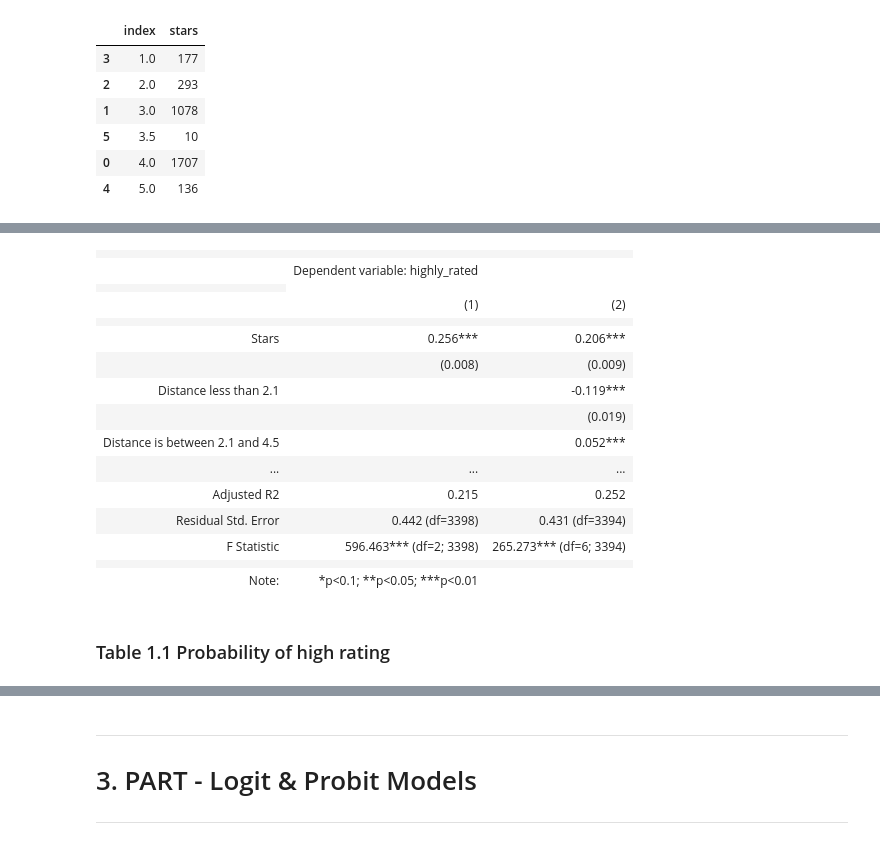
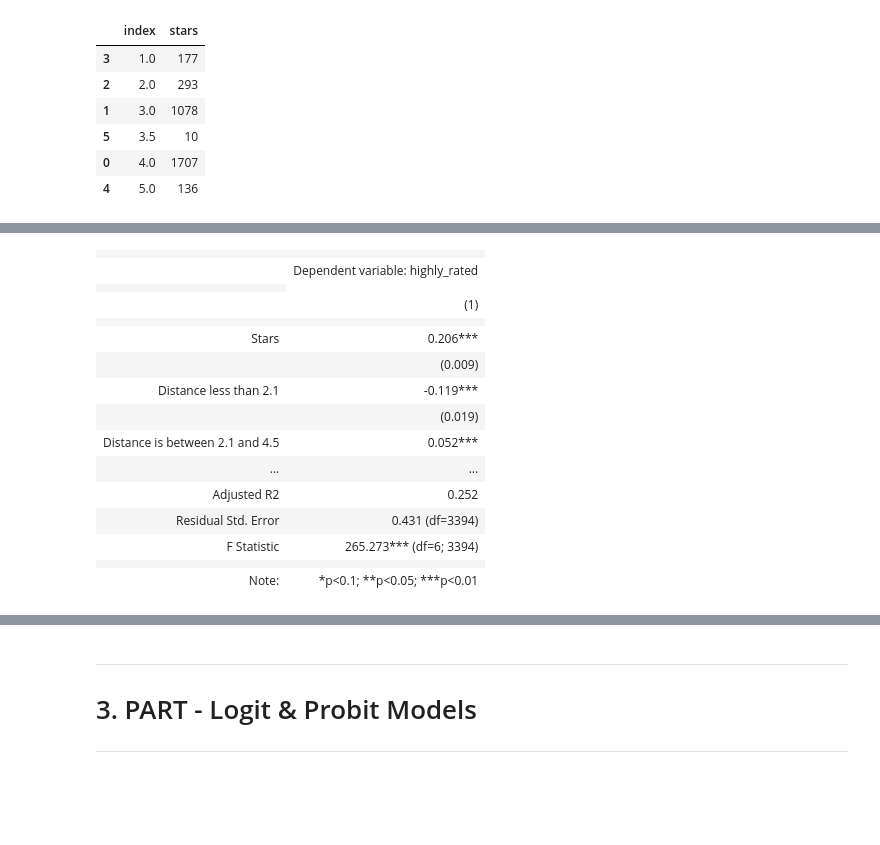
Before and after one commit to mateschieszler/DA2_2023, a Jupyter notebook: work-files/assignment2/Assignment-2_code_work.ipynb, the cells around one changed output, grey strips where cells are left out. Drawn from its saved outputs; the diff is of its cells as text; code cells hidden in the pictures; blank space fills up the shorter version.

```diff
--- a/work-files/assignment2/Assignment-2_code_work.ipynb
+++ b/work-files/assignment2/Assignment-2_code_work.ipynb
@@ -364,7 +372,3 @@ g2b
 # %%
-lpm1 = smf.ols("highly_rated ~ distance + stars", data=filtered_milan).fit(cov_type="HC1")
+lpm1 = smf.ols("highly_rated ~ stars + lspline(distance, [2.1,4.5]) + lspline(price, [175])", data=filtered_milan).fit(cov_type="HC1")
 stargazer = Stargazer([lpm1])
-stargazer.rename_covariates({"Intercept": "Constant",
-                            "distance":"Distance",
-                            "stars":"Stars",})
-stargazer
@@ -395,38 +375,34 @@ stargazer
-# %%
-lpm2 = smf.ols("highly_rated ~ stars + lspline(distance, [2.1,4.5]) + lspline(price, [175])", data=filtered_milan).fit(cov_type="HC1")
-stargazer = Stargazer([lpm2])
 # %%
 stargazer.covariate_order([
     "stars",
     "lspline(distance, [2.1, 4.5])[0]",
     "lspline(distance, [2.1, 4.5])[1]",
     "lspline(distance, [2.1, 4.5])[2]",
     "lspline(price, [175])[0]",
-    "lspline(price, [175])[1]"
+    "lspline(price, [175])[1]",
 ])
-stargazer.rename_covariates({"Intercept": "Constant",
-                            "distance":"Distance",
+stargazer.rename_covariates({"distance":"Distance",
                             "stars":"Stars",
                             "lspline(distance, [2.1, 4.5])[0]": "Distance less than 2.1",
                             "lspline(distance, [2.1, 4.5])[1]": "Distance is between 2.1 and 4.5",
                             "lspline(distance, [2.1, 4.5])[2]": "Distance more than 4.5",
                             "lspline(price, [175])[0]": "Price less than 175",
                             "lspline(price, [175])[1]": "Price more than 175"})
 stargazer
 # %% [output]
-|  |  |  |
-|  | Dependent variable: highly_rated |  |
+|  |  |
+|  | Dependent variable: highly_rated |
 |  |
-|  | (1) | (2) |
-|  |  |  |
-| Stars | 0.256*** | 0.206*** |
-|  | (0.008) | (0.009) |
-| Distance less than 2.1 |  | -0.119*** |
-|  |  | (0.019) |
-| Distance is between 2.1 and 4.5 |  | 0.052*** |
-| ... | ... | ... |
-| Adjusted R2 | 0.215 | 0.252 |
-| Residual Std. Error | 0.442 (df=3398) | 0.431 (df=3394) |
-| F Statistic | 596.463*** (df=2; 3398) | 265.273*** (df=6; 3394) |
-|  |  |  |
-| Note: | *p<0.1; **p<0.05; ***p<0.01 |  |
+|  | (1) |
+|  |  |
+| Stars | 0.206*** |
+|  | (0.009) |
+| Distance less than 2.1 | -0.119*** |
+|  | (0.019) |
+| Distance is between 2.1 and 4.5 | 0.052*** |
+| ... | ... |
+| Adjusted R2 | 0.252 |
+| Residual Std. Error | 0.431 (df=3394) |
+| F Statistic | 265.273*** (df=6; 3394) |
+|  |  |
+| Note: | *p<0.1; **p<0.05; ***p<0.01 |
@@ -435,2 +408,0 @@ stargazer
-# %% [markdown]
-### Table 1.1 Probability of high rating
```
Also changed, not shown: parts of 48 cells of this notebook.
